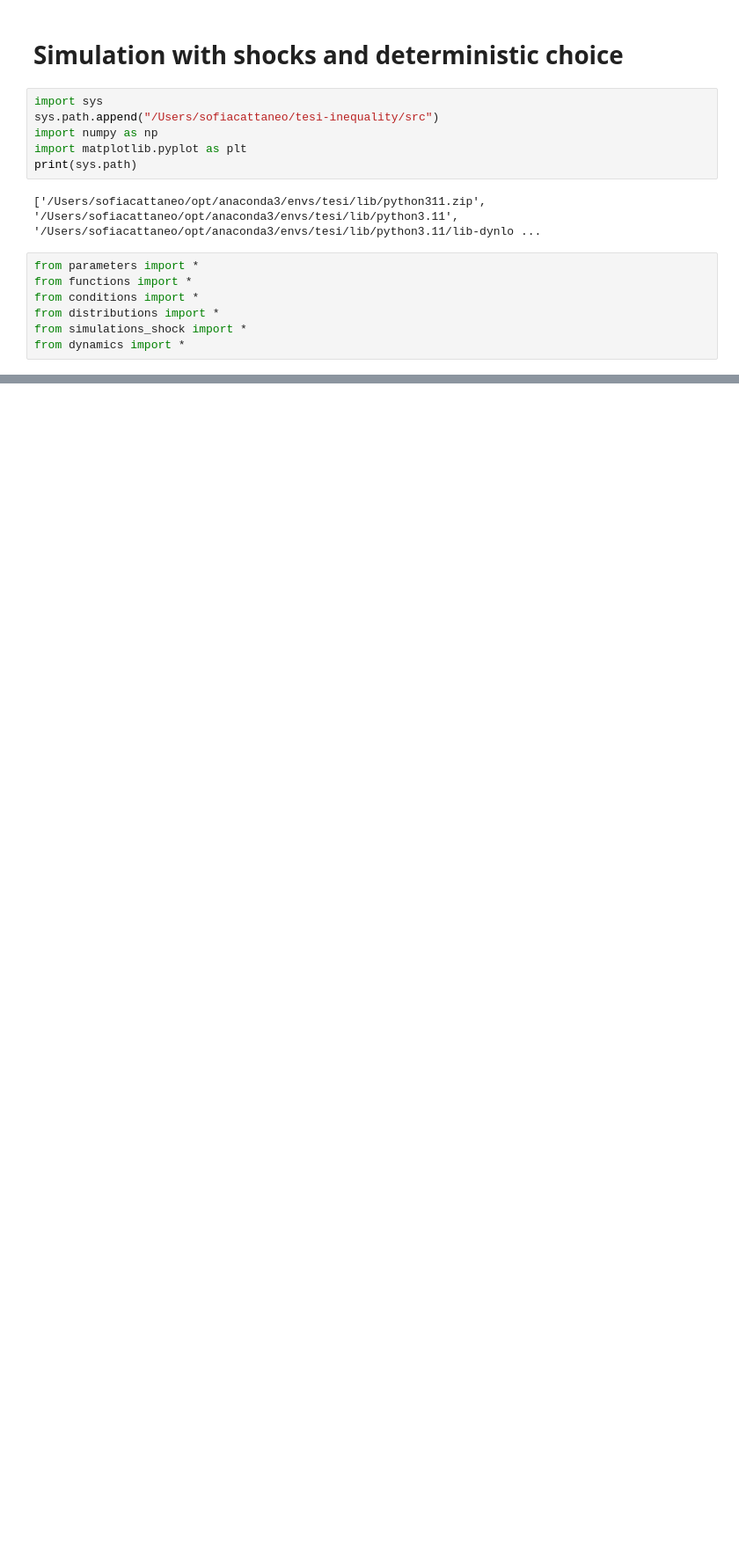
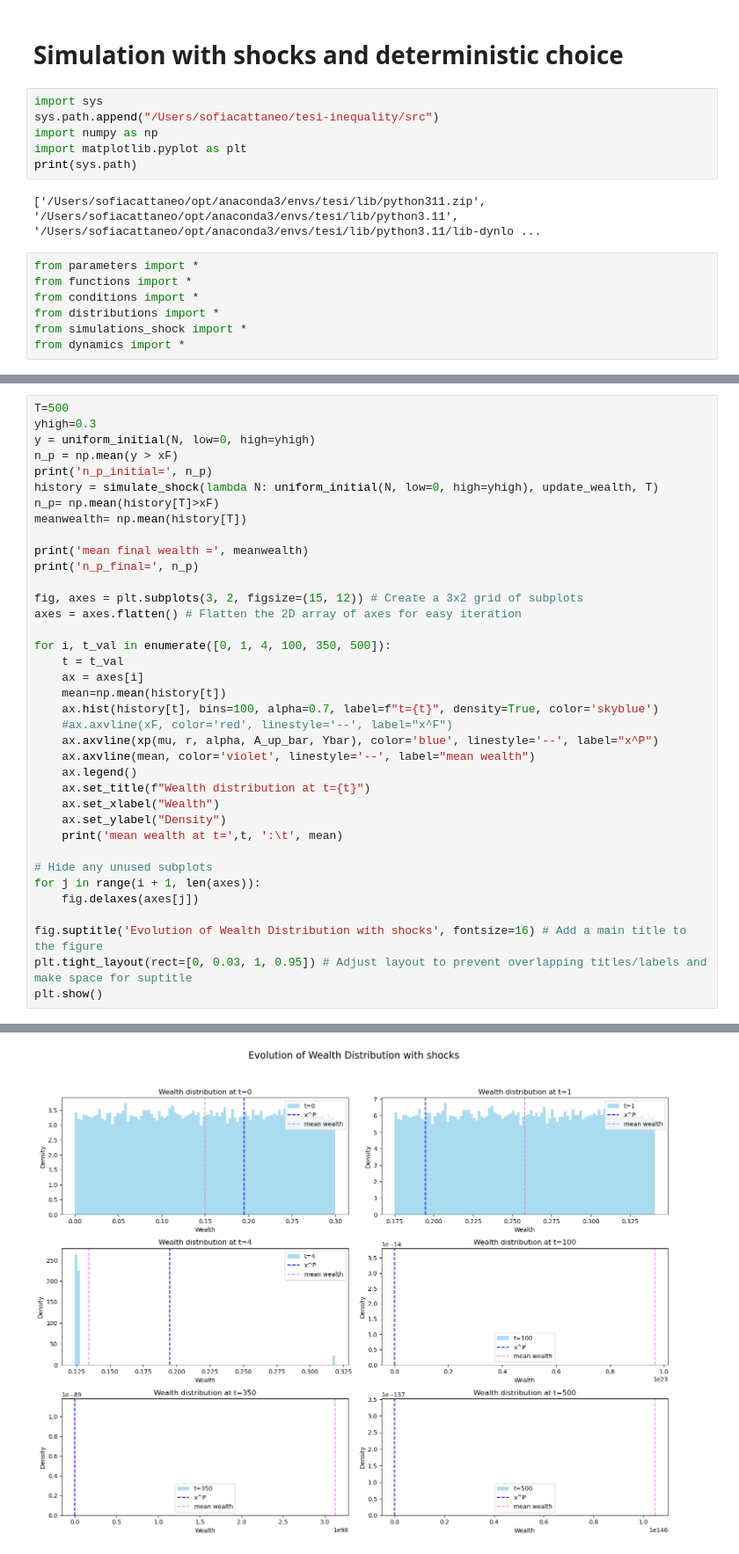
Before and after one commit to sofiacatt-lgtm/tesi-inequality-climate, a Jupyter notebook: notebooks/02_shock_dynamics.ipynb, the cells around one changed output, grey strips where cells are left out. Shown at 88% size. Saved outputs shown, nothing was run; the diff lists cells and outputs as text; blank space fills up the shorter version.

Commit message:
Aggiunto modifiche shock

```diff
--- a/notebooks/02_shock_dynamics.ipynb
+++ b/notebooks/02_shock_dynamics.ipynb
@@ -151,0 +196,38 @@ Condizione 47(np=1) shock  True
+# %%
+T=500
+yhigh=0.3
+y = uniform_initial(N, low=0, high=yhigh)
+n_p = np.mean(y > xF)
+print('n_p_initial=', n_p)
+history = simulate_shock(lambda N: uniform_initial(N, low=0, high=yhigh), update_wealth, T)
+n_p= np.mean(history[T]>xF)
+meanwealth= np.mean(history[T])
+
+print('mean final wealth =', meanwealth)
+print('n_p_final=', n_p)
+
+fig, axes = plt.subplots(3, 2, figsize=(15, 12)) # Create a 3x2 grid of subplots
+axes = axes.flatten() # Flatten the 2D array of axes for easy iteration
+
+for i, t_val in enumerate([0, 1, 4, 100, 350, 500]):
+    t = t_val
+    ax = axes[i]
+    mean=np.mean(history[t])
+    ax.hist(history[t], bins=100, alpha=0.7, label=f"t={t}", density=True, color='skyblue')
+    #ax.axvline(xF, color='red', linestyle='--', label="x^F")
+    ax.axvline(xp(mu, r, alpha, A_up_bar, Ybar), color='blue', linestyle='--', label="x^P")
+    ax.axvline(mean, color='violet', linestyle='--', label="mean wealth")
+    ax.legend()
+    ax.set_title(f"Wealth distribution at t={t}")
+    ax.set_xlabel("Wealth")
+    ax.set_ylabel("Density")
+    print('mean wealth at t=',t, ':\t', mean)
+
+# Hide any unused subplots
+for j in range(i + 1, len(axes)):
+    fig.delaxes(axes[j])
+
+fig.suptitle('Evolution of Wealth Distribution with shocks', fontsize=16) # Add a main title to the figure
+plt.tight_layout(rect=[0, 0.03, 1, 0.95]) # Adjust layout to prevent overlapping titles/labels and make space for suptitle
+plt.show()
+# %% [output]
@@ -151,0 +243 @@ Condizione 47(np=1) shock  True
+[figure, added]
```
Also changed, not shown: parts of 11 cells of this notebook, 2 other files.
